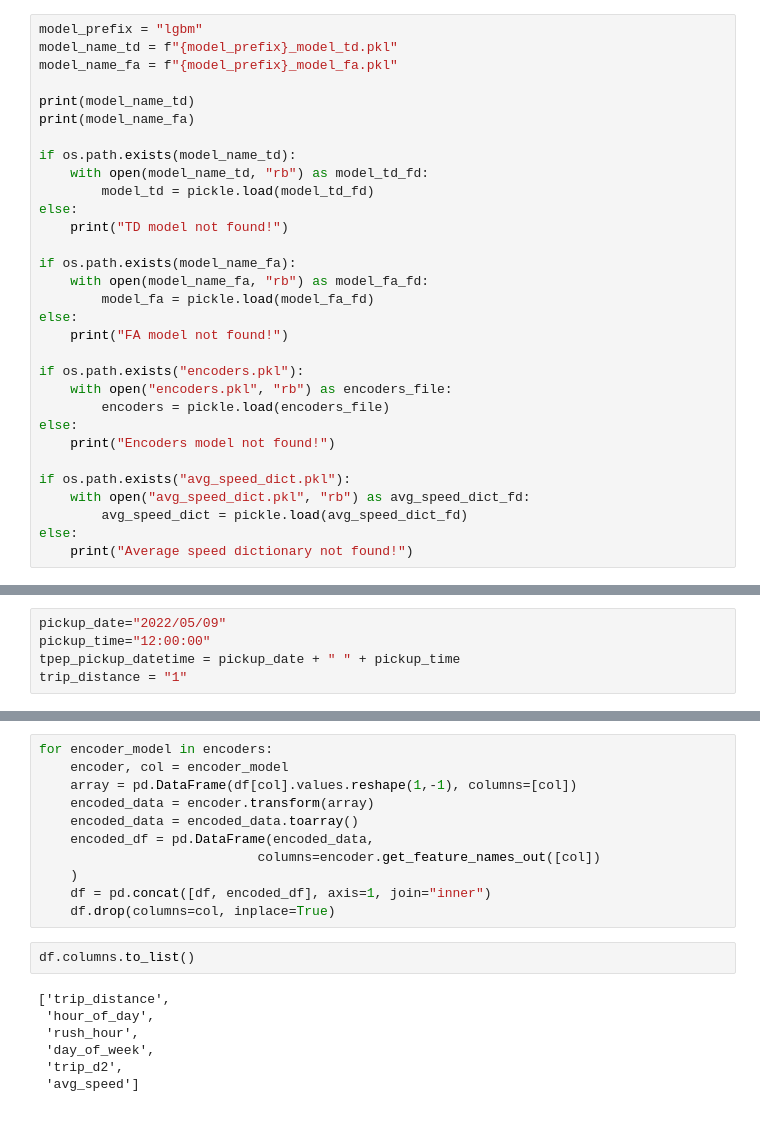
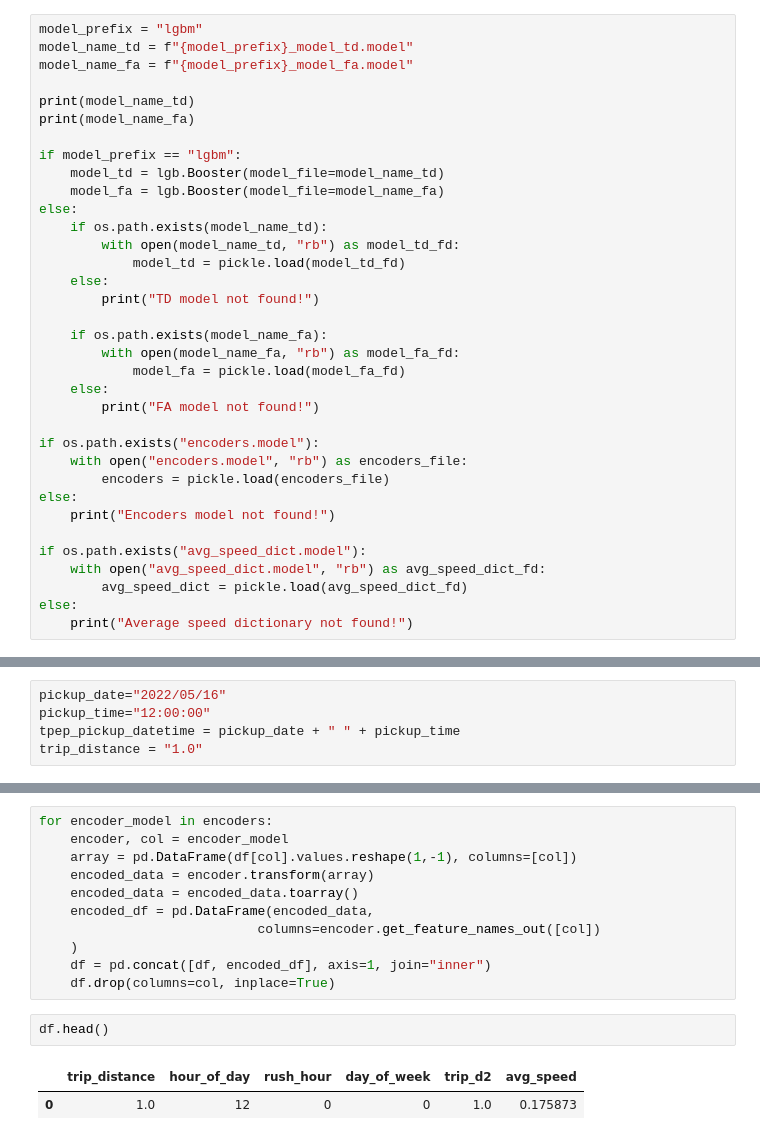
Before and after one commit to xtianhb/nyc_taxi_ml, a Jupyter notebook: model/model_train.ipynb, the cells around one changed output, grey strips where cells are left out. Saved outputs shown, nothing was run; the diff lists cells and outputs as text.

Commit message:
model lgb runs ok

```diff
--- a/model/model_train.ipynb
+++ b/model/model_train.ipynb
@@ -306,32 +323,36 @@ pickle.dump(lgbm_model_td, open('lgbm_model_td.pkl', 'wb'))
 # Inference
 # %%
 model_prefix = "lgbm"
-model_name_td = f"{model_prefix}_model_td.pkl"
-model_name_fa = f"{model_prefix}_model_fa.pkl"
+model_name_td = f"{model_prefix}_model_td.model"
+model_name_fa = f"{model_prefix}_model_fa.model"
 
 print(model_name_td)
 print(model_name_fa)
 
-if os.path.exists(model_name_td):
-    with open(model_name_td, "rb") as model_td_fd:
-        model_td = pickle.load(model_td_fd)
+if model_prefix == "lgbm":
+    model_td = lgb.Booster(model_file=model_name_td)
+    model_fa = lgb.Booster(model_file=model_name_fa)
 else:
-    print("TD model not found!")
+    if os.path.exists(model_name_td):
+        with open(model_name_td, "rb") as model_td_fd:
+            model_td = pickle.load(model_td_fd)
+    else:
+        print("TD model not found!")
 
-if os.path.exists(model_name_fa):
-    with open(model_name_fa, "rb") as model_fa_fd:
-        model_fa = pickle.load(model_fa_fd)
-else:
-    print("FA model not found!")
+    if os.path.exists(model_name_fa):
+        with open(model_name_fa, "rb") as model_fa_fd:
+            model_fa = pickle.load(model_fa_fd)
+    else:
+        print("FA model not found!")
 
-if os.path.exists("encoders.pkl"):
-    with open("encoders.pkl", "rb") as encoders_file:
+if os.path.exists("encoders.model"):
+    with open("encoders.model", "rb") as encoders_file:
         encoders = pickle.load(encoders_file)
 else:
     print("Encoders model not found!")
 
-if os.path.exists("avg_speed_dict.pkl"):
-    with open("avg_speed_dict.pkl", "rb") as avg_speed_dict_fd:
+if os.path.exists("avg_speed_dict.model"):
+    with open("avg_speed_dict.model", "rb") as avg_speed_dict_fd:
         avg_speed_dict = pickle.load(avg_speed_dict_fd)
 else:
     print("Average speed dictionary not found!")
@@ -341,10 +362,10 @@ lgbm_model_fa.pkl
 # %% [markdown]
 Input
 # %%
-pickup_date="2022/05/09"
+pickup_date="2022/05/16"
 pickup_time="12:00:00"
 tpep_pickup_datetime = pickup_date + " " + pickup_time
-trip_distance = "1"
+trip_distance = "1.0"
 # %%
 data = {
     "trip_distance": [float(trip_distance)],
@@ -365,15 +388,11 @@ for encoder_model in encoders:
     )
     df = pd.concat([df, encoded_df], axis=1, join="inner")
     df.drop(columns=col, inplace=True)
-# %%
-df.columns.to_list()
-# %% [output]
-['trip_distance',
- 'hour_of_day',
- 'rush_hour',
- 'day_of_week',
- 'trip_d2',
- 'avg_speed']
+# %%
+df.head()
+# %% [output]
+|  | trip_distance | hour_of_day | rush_hour | day_of_week | trip_d2 | avg_speed |
+| 0 | 1.0 | 12 | 0 | 0 | 1.0 | 0.175873 |
 # %%
 y_fa = round(model_fa.predict(df)[0],2)
 y_td = int(model_td.predict(df)[0])
```
Also changed, not shown: parts of 17 cells of this notebook, 3 other files.
